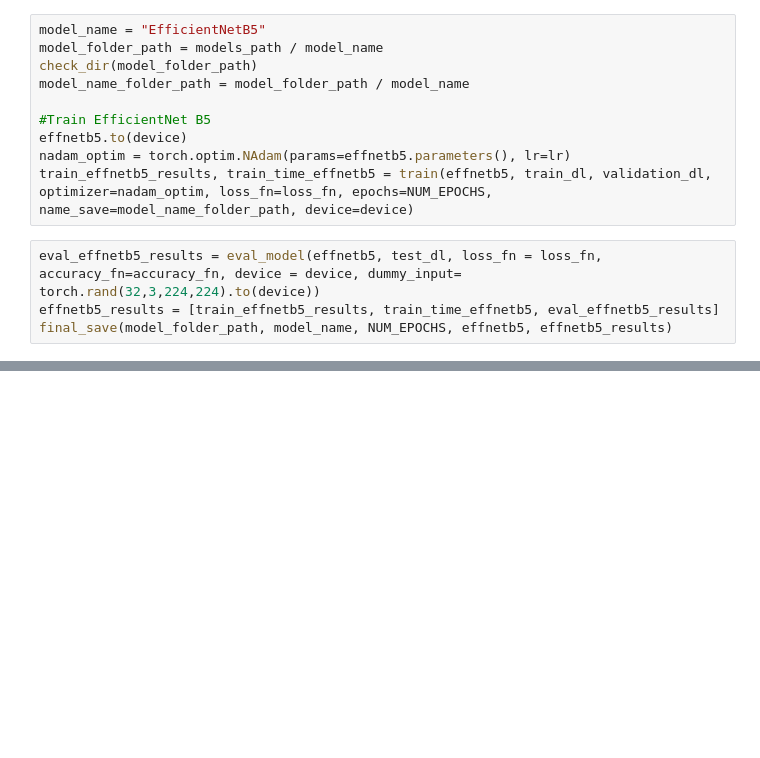
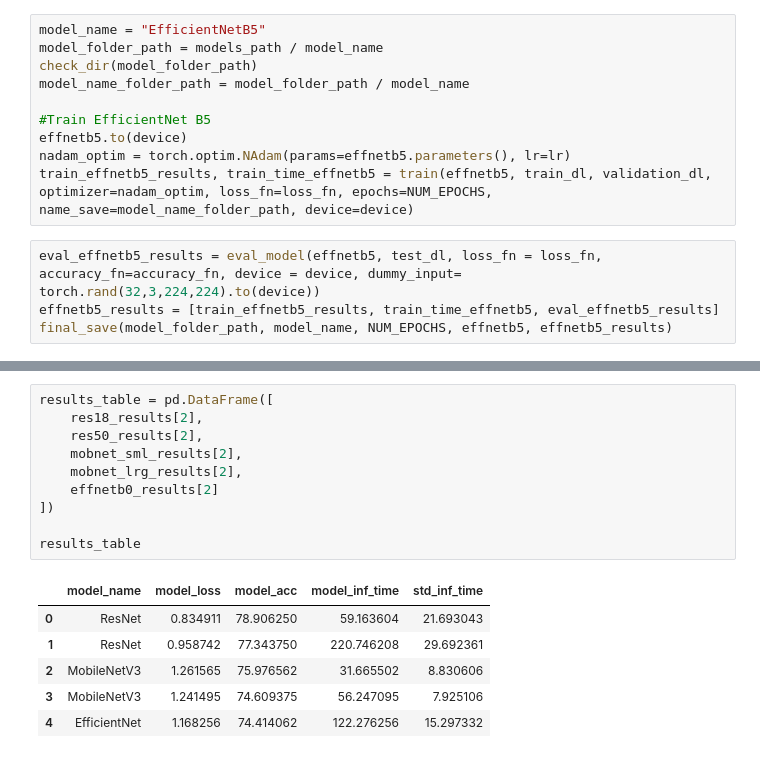
Before and after one commit to J-Mina/AQAUIS, a Jupyter notebook: Code/NAdam_wor.ipynb, the cells around one changed output, grey strips where cells are left out. Saved outputs shown, nothing was run; the diff lists cells and outputs as text; blank space fills up the shorter version.

```diff
--- a/Code/NAdam_wor.ipynb
+++ b/Code/NAdam_wor.ipynb
@@ -186,0 +213,17 @@ plot_confusion_matrix(effnetb0,test_dl,device,class_names, "EfficientNet B0"), p
+# %%
+results_table = pd.DataFrame([
+    res18_results[2],
+    res50_results[2],
+    mobnet_sml_results[2],
+    mobnet_lrg_results[2],
+    effnetb0_results[2]
+])
+
+results_table
+# %% [output]
+|  | model_name | model_loss | model_acc | model_inf_time | std_inf_time |
+| 0 | ResNet | 0.834911 | 78.906250 | 59.163604 | 21.693043 |
+| 1 | ResNet | 0.958742 | 77.343750 | 220.746208 | 29.692361 |
+| 2 | MobileNetV3 | 1.261565 | 75.976562 | 31.665502 | 8.830606 |
+| 3 | MobileNetV3 | 1.241495 | 74.609375 | 56.247095 | 7.925106 |
+| 4 | EfficientNet | 1.168256 | 74.414062 | 122.276256 | 15.297332 |
```
Also changed, not shown: parts of 14 cells of this notebook, 1 other file.
